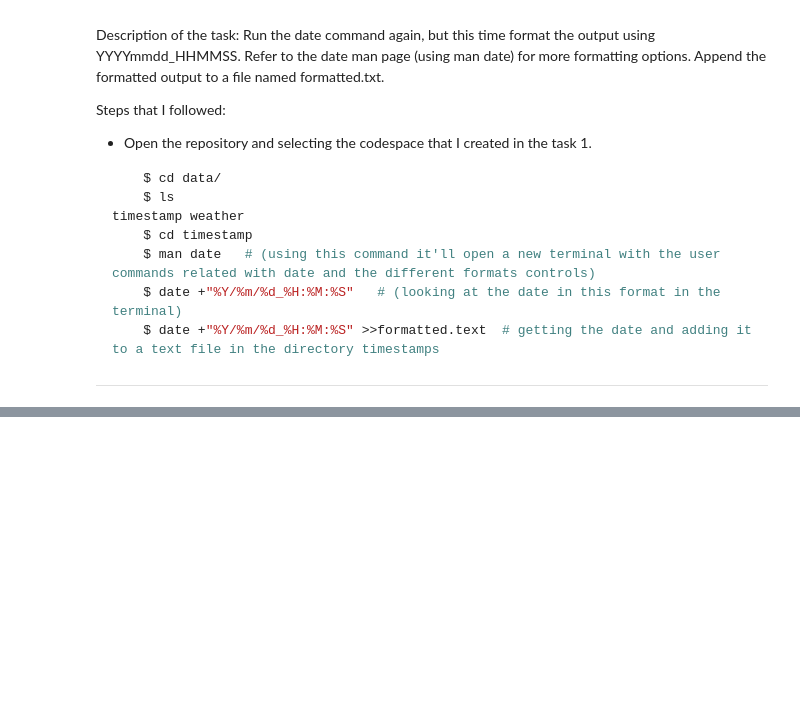
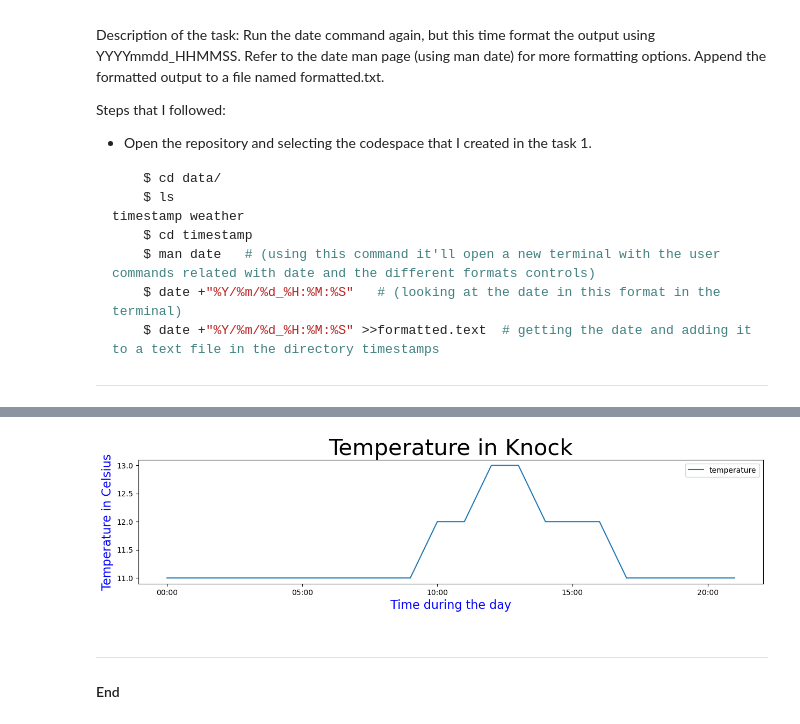
Before and after one commit to Jennyicano/computer_infrastructure, a Jupyter notebook: weather.ipynb, the cells around one changed output, grey strips where cells are left out. Drawn from its saved outputs; the diff is of its cells as text; code cells hidden in the pictures; blank space fills up the shorter version.

```diff
--- a/weather.ipynb
+++ b/weather.ipynb
@@ -172,0 +229,14 @@ data/weather/"20241030_215350_ath [<=>] 6.53k --.-KB/s in 0s 2024-10-30 21:53:51
+# %%
+# Plot the temperature during the day.
+df[['reportTime', 'temperature']].plot(x='reportTime', y='temperature', kind='line', figsize=(15, 3))
+
+plt.title("Temperature in Knock", fontsize=30, color='black')
+plt.xlabel("Time during the day", fontsize=16, color='blue')
+plt.ylabel("Temperature in Celsius", fontsize=16, color='blue')
+plt.show()
+# %% [output]
+[figure, added]
+# %% [markdown]
+*************************
+
+#### End
```
Also changed, not shown: parts of 13 cells of this notebook, 1 other file.
